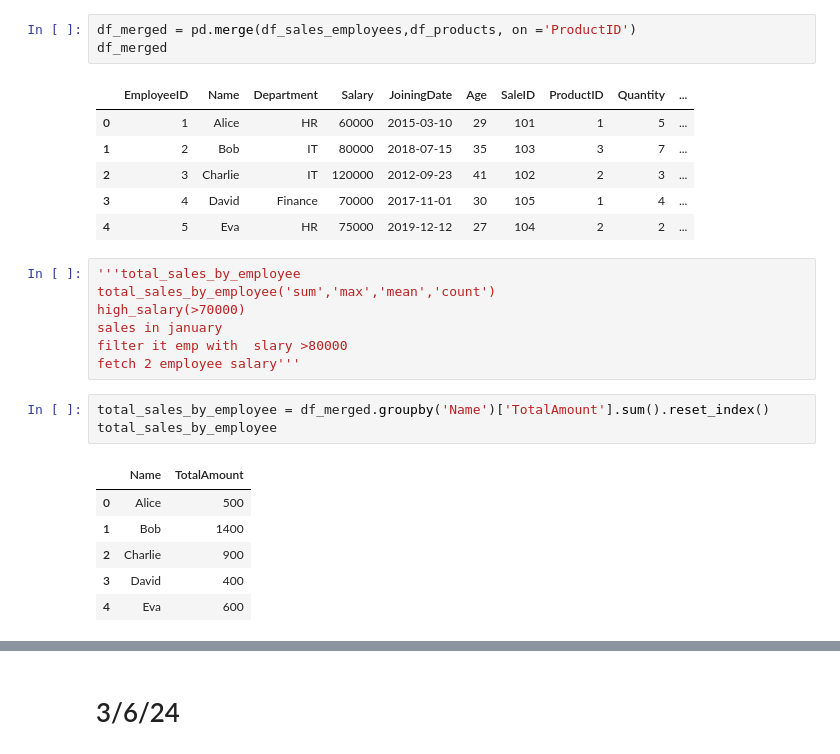
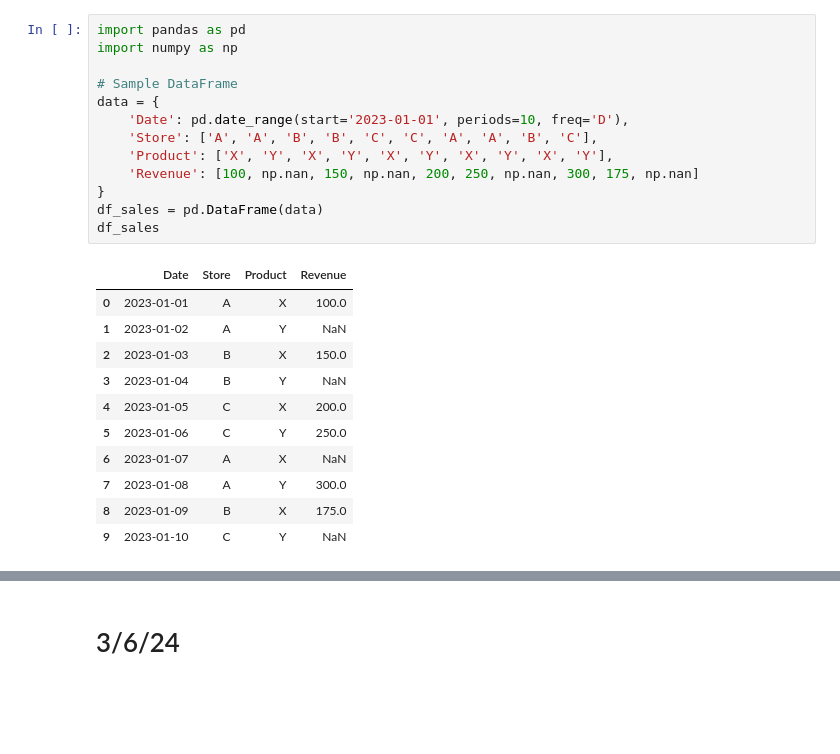
Before and after one commit to Soumikd459/0-to-hero-in-Pd, a Jupyter notebook: 0 to hero in Pd.ipynb, the cells around one changed output, grey strips where cells are left out. Saved outputs shown, nothing was run; the diff lists cells and outputs as text; blank space fills up the shorter version.

```diff
--- a/0 to hero in Pd.ipynb
+++ b/0 to hero in Pd.ipynb
@@ -70,27 +1,25 @@ df_sales_products
-# %%
-df_merged = pd.merge(df_sales_employees,df_products, on ='ProductID')
-df_merged
-# %% [output]
-|  | EmployeeID | Name | Department | Salary | JoiningDate | Age | SaleID | ProductID | Quantity | ... |
-| 0 | 1 | Alice | HR | 60000 | 2015-03-10 | 29 | 101 | 1 | 5 | ... |
-| 1 | 2 | Bob | IT | 80000 | 2018-07-15 | 35 | 103 | 3 | 7 | ... |
-| 2 | 3 | Charlie | IT | 120000 | 2012-09-23 | 41 | 102 | 2 | 3 | ... |
-| 3 | 4 | David | Finance | 70000 | 2017-11-01 | 30 | 105 | 1 | 4 | ... |
-| 4 | 5 | Eva | HR | 75000 | 2019-12-12 | 27 | 104 | 2 | 2 | ... |
-# %%
-'''total_sales_by_employee
-total_sales_by_employee('sum','max','mean','count')
-high_salary(>70000)
-sales in january
-filter it emp with  slary >80000
-fetch 2 employee salary'''
-# %%
-total_sales_by_employee = df_merged.groupby('Name')['TotalAmount'].sum().reset_index()
-total_sales_by_employee
-# %% [output]
-|  | Name | TotalAmount |
-| 0 | Alice | 500 |
-| 1 | Bob | 1400 |
-| 2 | Charlie | 900 |
-| 3 | David | 400 |
-| 4 | Eva | 600 |
+# %%
+import pandas as pd
+import numpy as np
+
+# Sample DataFrame
+data = {
+    'Date': pd.date_range(start='2023-01-01', periods=10, freq='D'),
+    'Store': ['A', 'A', 'B', 'B', 'C', 'C', 'A', 'A', 'B', 'C'],
+    'Product': ['X', 'Y', 'X', 'Y', 'X', 'Y', 'X', 'Y', 'X', 'Y'],
+    'Revenue': [100, np.nan, 150, np.nan, 200, 250, np.nan, 300, 175, np.nan]
+}
+df_sales = pd.DataFrame(data)
+df_sales
+# %% [output]
+|  | Date | Store | Product | Revenue |
+| 0 | 2023-01-01 | A | X | 100.0 |
+| 1 | 2023-01-02 | A | Y | NaN |
+| 2 | 2023-01-03 | B | X | 150.0 |
+| 3 | 2023-01-04 | B | Y | NaN |
+| 4 | 2023-01-05 | C | X | 200.0 |
+| 5 | 2023-01-06 | C | Y | 250.0 |
+| 6 | 2023-01-07 | A | X | NaN |
+| 7 | 2023-01-08 | A | Y | 300.0 |
+| 8 | 2023-01-09 | B | X | 175.0 |
+| 9 | 2023-01-10 | C | Y | NaN |
```
Also changed, not shown: parts of 42 cells of this notebook.
